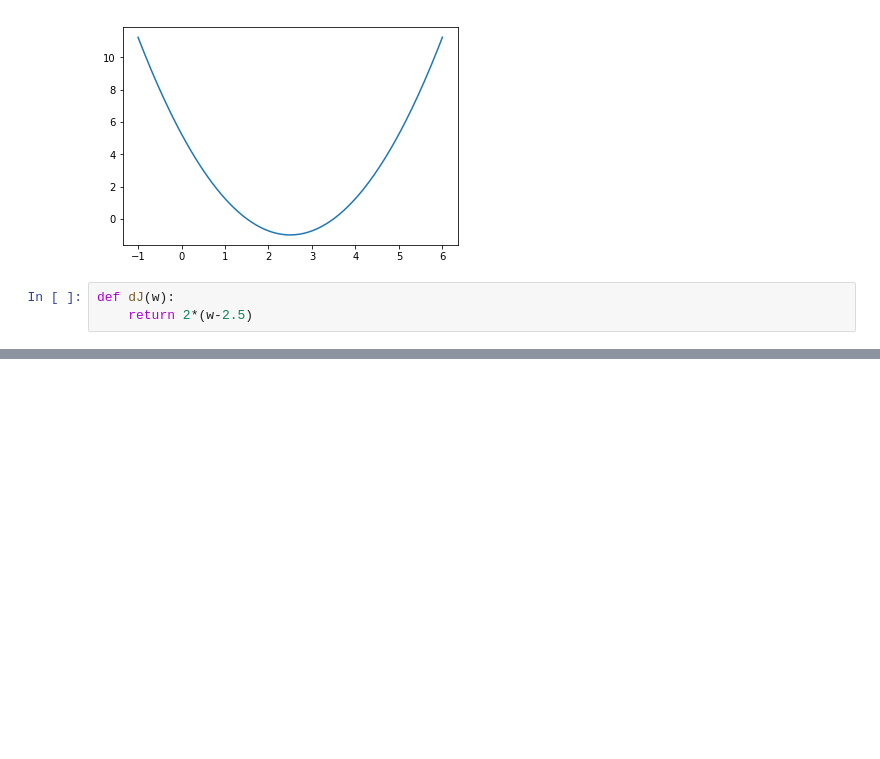
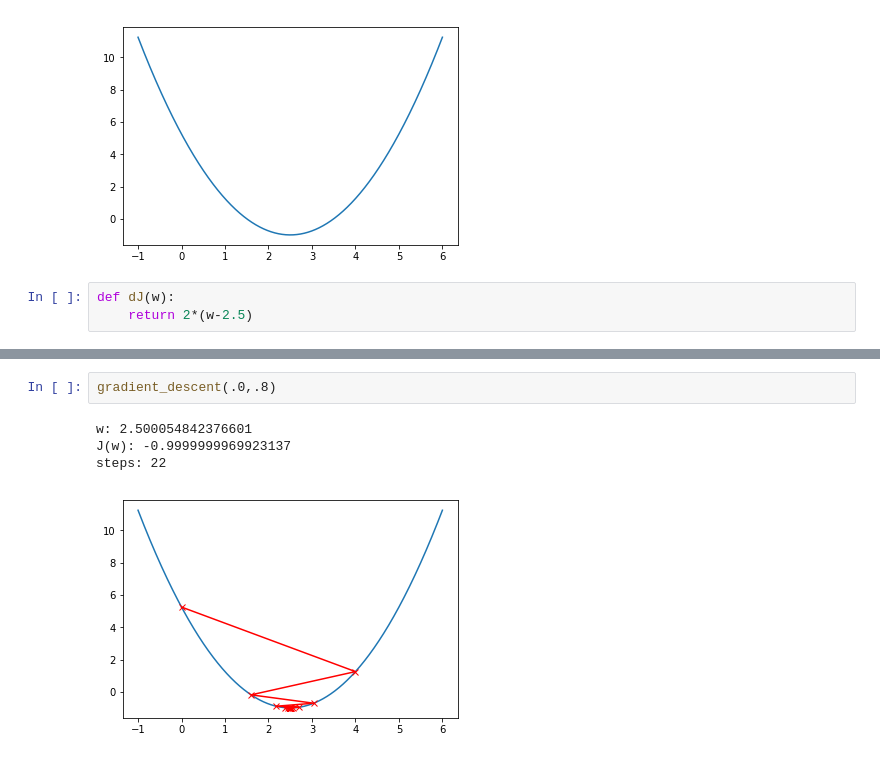
Before and after one commit to coderzc/machine_learning, a Jupyter notebook: jupyter/gradient_descent/gradient_descent.ipynb, the cells around one changed output, grey strips where cells are left out. Saved outputs shown, nothing was run; the diff lists cells and outputs as text; blank space fills up the shorter version.

```diff
--- a/jupyter/gradient_descent/gradient_descent.ipynb
+++ b/jupyter/gradient_descent/gradient_descent.ipynb
@@ -54,0 +79,7 @@ plt.show()
+# %%
+gradient_descent(.0,.8)
+# %% [output]
+w: 2.500054842376601
+J(w): -0.9999999969923137
+steps: 22
+[figure, added]
```
Also changed, not shown: parts of 9 cells of this notebook, 3 other files.
